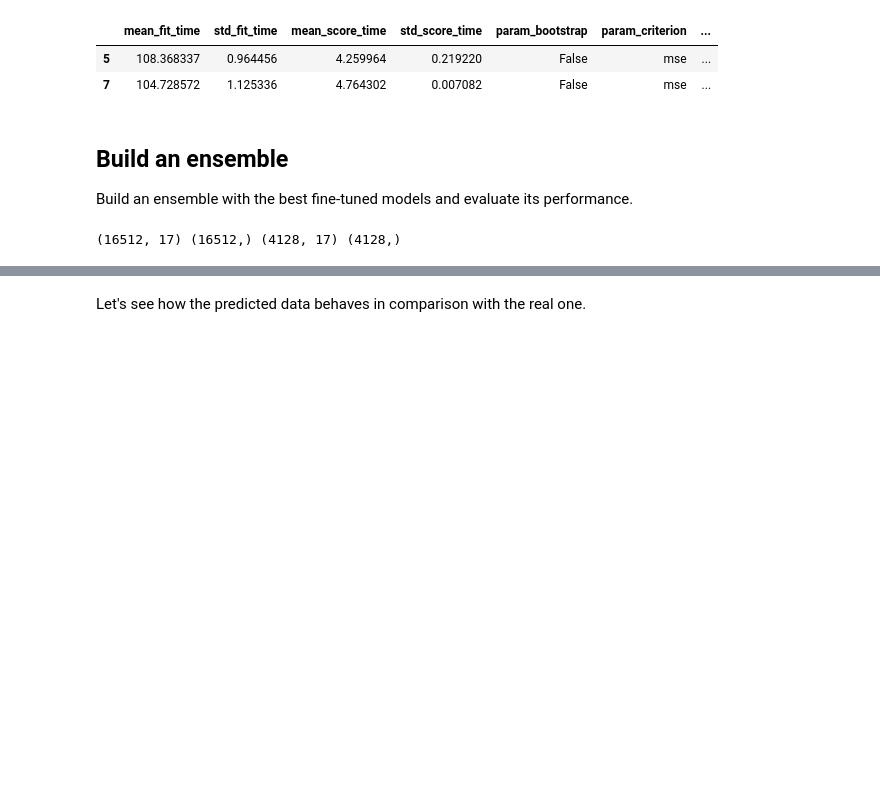
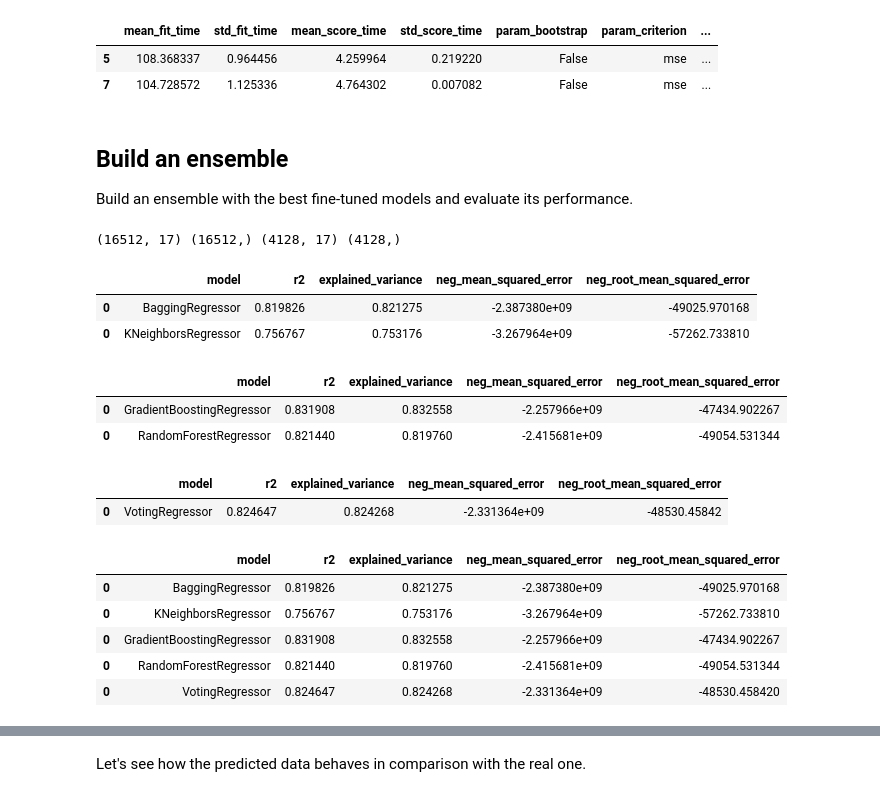
Before and after one commit to mikongame/California-Housing-Prices-Machine-Learning-Test-for-E-sports-Trading-SL, a Jupyter notebook: test_ml.ipynb, the cells around one changed output, grey strips where cells are left out. Saved outputs shown, nothing was run; the diff lists cells and outputs as text; code cells hidden in the pictures; blank space fills up the shorter version.

```diff
--- a/test_ml.ipynb
+++ b/test_ml.ipynb
@@ -912,8 +935,52 @@ models = {'BaggingRegressor': reg1,
          }
 # %%
-ensembled_df = pd.concat([baseline_report(model, X_train, X_test, y_train, y_test, name) for (name, model) in models.items()])
-ensembled_df.to_csv('data/output_csv/model_ensembled.csv')
-ensembled_df
+enstimators1_df = pd.concat([baseline_report(model, X_train, X_test, y_train, y_test, name) for (name, model) in models.items()])
+enstimators1_df.to_csv('data/output_csv/estimators.csv')
+enstimators1_df
+# %% [output]
+|  | model | r2 | explained_variance | neg_mean_squared_error | neg_root_mean_squared_error |
+| 0 | BaggingRegressor | 0.819826 | 0.821275 | -2.387380e+09 | -49025.970168 |
+| 0 | KNeighborsRegressor | 0.756767 | 0.753176 | -3.267964e+09 | -57262.733810 |
+# %%
+models = {#'BaggingRegressor': reg1,
+          #'KNeighborsRegressor': reg2,
+          'GradientBoostingRegressor': reg3,
+          'RandomForestRegressor': reg4,
+          #'VotingRegressor': ensemble
+         }
+# %%
+enstimators2_df = pd.concat([baseline_report(model, X_train, X_test, y_train, y_test, name) for (name, model) in models.items()])
+enstimators2_df.to_csv('data/output_csv/estimators2.csv')
+enstimators2_df
+# %% [output]
+|  | model | r2 | explained_variance | neg_mean_squared_error | neg_root_mean_squared_error |
+| 0 | GradientBoostingRegressor | 0.831908 | 0.832558 | -2.257966e+09 | -47434.902267 |
+| 0 | RandomForestRegressor | 0.821440 | 0.819760 | -2.415681e+09 | -49054.531344 |
+# %%
+models = {#'BaggingRegressor': reg1,
+          #'KNeighborsRegressor': reg2,
+          #'GradientBoostingRegressor': reg3,
+          #'RandomForestRegressor': reg4,
+          'VotingRegressor': ensemble
+         }
+# %%
+ensemble_df = pd.concat([baseline_report(model, X_train, X_test, y_train, y_test, name) for (name, model) in models.items()])
+ensemble_df.to_csv('data/output_csv/ensemble.csv')
+ensemble_df
+# %% [output]
+|  | model | r2 | explained_variance | neg_mean_squared_error | neg_root_mean_squared_error |
+| 0 | VotingRegressor | 0.824647 | 0.824268 | -2.331364e+09 | -48530.45842 |
+# %%
+ensembled_df = pd.concat([enstimators1_df, enstimators2_df ,ensemble_df])
+ensembled_df.to_csv('data/output_csv/models_ensembled.csv')
+ensembled_df
+# %% [output]
+|  | model | r2 | explained_variance | neg_mean_squared_error | neg_root_mean_squared_error |
+| 0 | BaggingRegressor | 0.819826 | 0.821275 | -2.387380e+09 | -49025.970168 |
+| 0 | KNeighborsRegressor | 0.756767 | 0.753176 | -3.267964e+09 | -57262.733810 |
+| 0 | GradientBoostingRegressor | 0.831908 | 0.832558 | -2.257966e+09 | -47434.902267 |
+| 0 | RandomForestRegressor | 0.821440 | 0.819760 | -2.415681e+09 | -49054.531344 |
+| 0 | VotingRegressor | 0.824647 | 0.824268 | -2.331364e+09 | -48530.458420 |
 # %%
 xt = X_train
 
```
Also changed, not shown: parts of 15 cells of this notebook, 14 other files.
